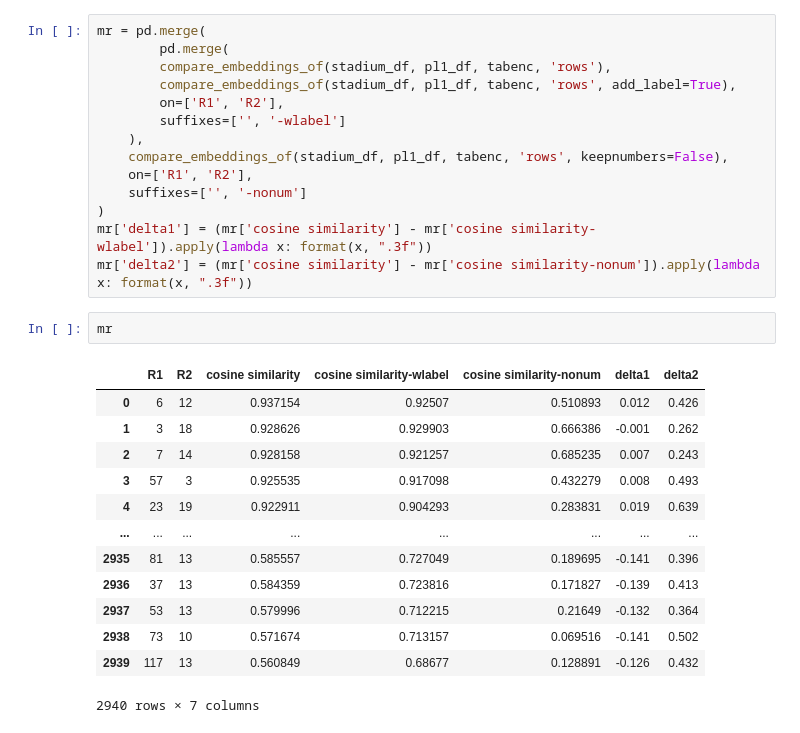
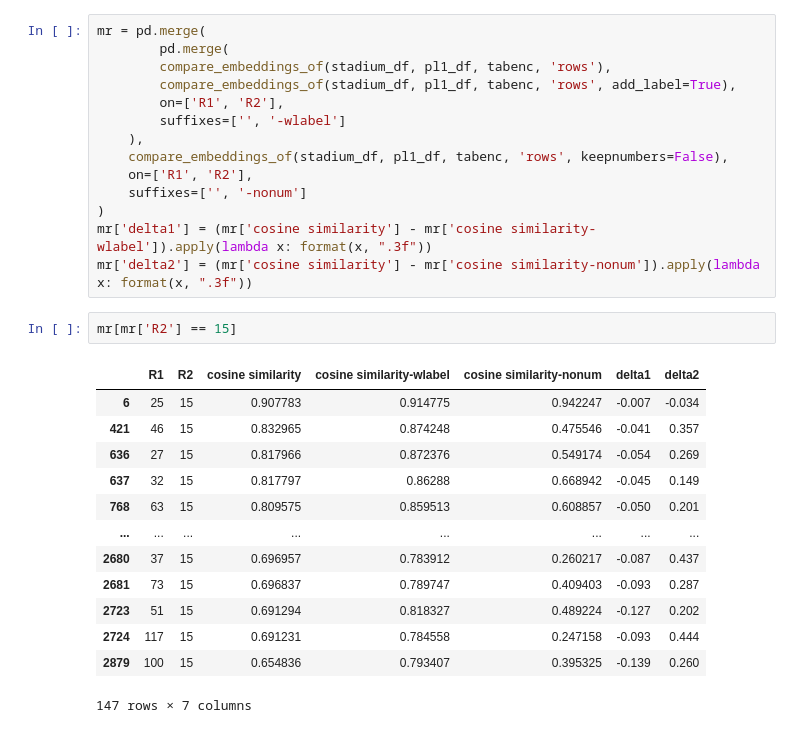
Before and after one commit to nanni00/datalake-table-finder, a Jupyter notebook: src/notebooks/fasttext/stadium_clubs.ipynb, the cells around one changed output. Saved outputs shown, nothing was run; the diff lists cells and outputs as text.

```diff
--- a/src/notebooks/fasttext/stadium_clubs.ipynb
+++ b/src/notebooks/fasttext/stadium_clubs.ipynb
@@ -97,22 +97,22 @@ mr = pd.merge(
 )
 mr['delta1'] = (mr['cosine similarity'] - mr['cosine similarity-wlabel']).apply(lambda x: format(x, ".3f"))
 mr['delta2'] = (mr['cosine similarity'] - mr['cosine similarity-nonum']).apply(lambda x: format(x, ".3f"))
-# %%
-mr
-# %% [output]
-|  | R1 | R2 | cosine similarity | cosine similarity-wlabel | cosine similarity-nonum | delta1 | delta2 |
-| 0 | 6 | 12 | 0.937154 | 0.92507 | 0.510893 | 0.012 | 0.426 |
-| 1 | 3 | 18 | 0.928626 | 0.929903 | 0.666386 | -0.001 | 0.262 |
-| 2 | 7 | 14 | 0.928158 | 0.921257 | 0.685235 | 0.007 | 0.243 |
-| 3 | 57 | 3 | 0.925535 | 0.917098 | 0.432279 | 0.008 | 0.493 |
-| 4 | 23 | 19 | 0.922911 | 0.904293 | 0.283831 | 0.019 | 0.639 |
-| ... | ... | ... | ... | ... | ... | ... | ... |
-| 2935 | 81 | 13 | 0.585557 | 0.727049 | 0.189695 | -0.141 | 0.396 |
-| 2936 | 37 | 13 | 0.584359 | 0.723816 | 0.171827 | -0.139 | 0.413 |
-| 2937 | 53 | 13 | 0.579996 | 0.712215 | 0.21649 | -0.132 | 0.364 |
-| 2938 | 73 | 10 | 0.571674 | 0.713157 | 0.069516 | -0.141 | 0.502 |
-| 2939 | 117 | 13 | 0.560849 | 0.68677 | 0.128891 | -0.126 | 0.432 |
-2940 rows × 7 columns
+# %%
+mr[mr['R2'] == 15]
+# %% [output]
+|  | R1 | R2 | cosine similarity | cosine similarity-wlabel | cosine similarity-nonum | delta1 | delta2 |
+| 6 | 25 | 15 | 0.907783 | 0.914775 | 0.942247 | -0.007 | -0.034 |
+| 421 | 46 | 15 | 0.832965 | 0.874248 | 0.475546 | -0.041 | 0.357 |
+| 636 | 27 | 15 | 0.817966 | 0.872376 | 0.549174 | -0.054 | 0.269 |
+| 637 | 32 | 15 | 0.817797 | 0.86288 | 0.668942 | -0.045 | 0.149 |
+| 768 | 63 | 15 | 0.809575 | 0.859513 | 0.608857 | -0.050 | 0.201 |
+| ... | ... | ... | ... | ... | ... | ... | ... |
+| 2680 | 37 | 15 | 0.696957 | 0.783912 | 0.260217 | -0.087 | 0.437 |
+| 2681 | 73 | 15 | 0.696837 | 0.789747 | 0.409403 | -0.093 | 0.287 |
+| 2723 | 51 | 15 | 0.691294 | 0.818327 | 0.489224 | -0.127 | 0.202 |
+| 2724 | 117 | 15 | 0.691231 | 0.784558 | 0.247158 | -0.093 | 0.444 |
+| 2879 | 100 | 15 | 0.654836 | 0.793407 | 0.395325 | -0.139 | 0.260 |
+147 rows × 7 columns
 # %%
 plt.figure(figsize=(20, 5))
 prec = 0.05
```
Also changed, not shown: parts of 6 cells of this notebook, 3 other files.
